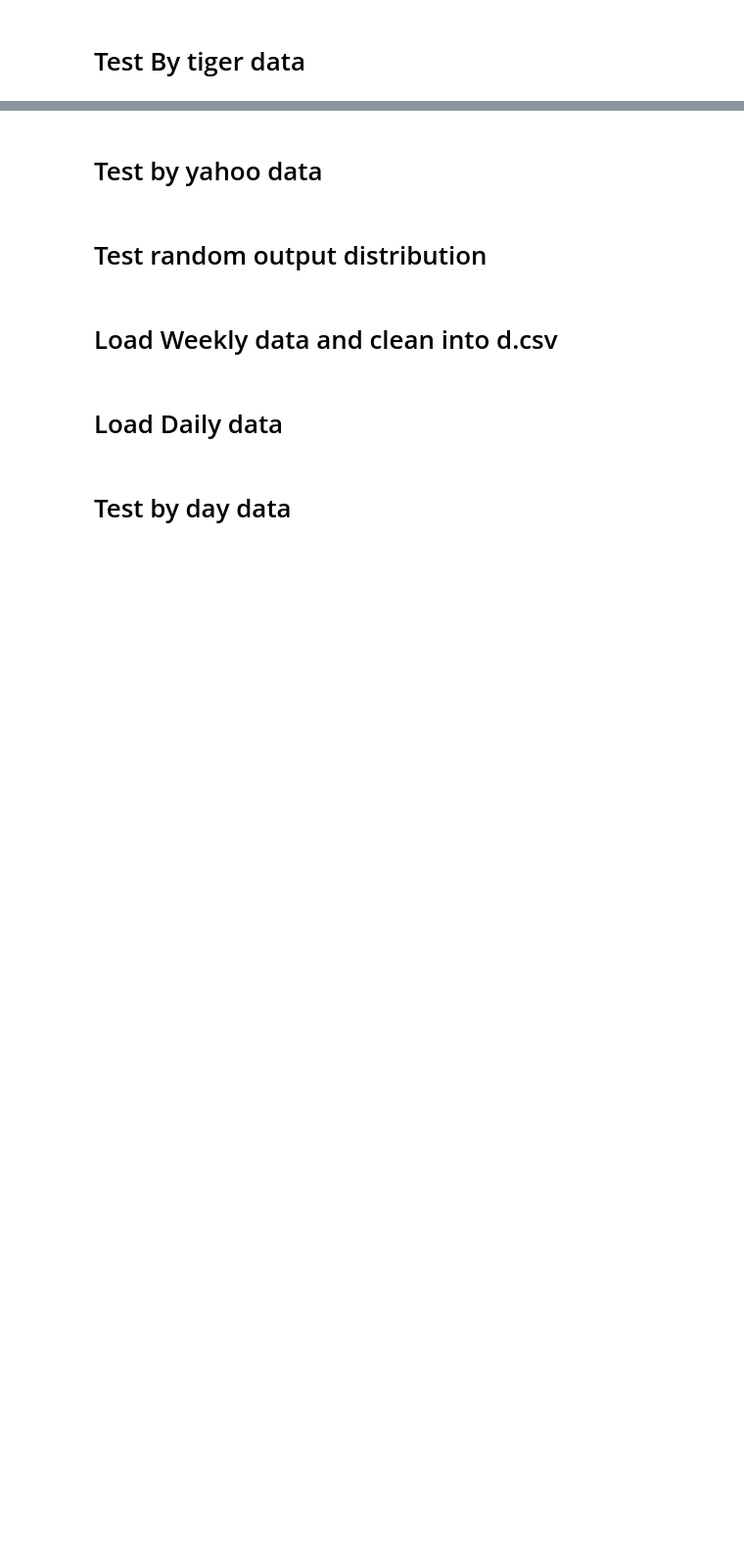
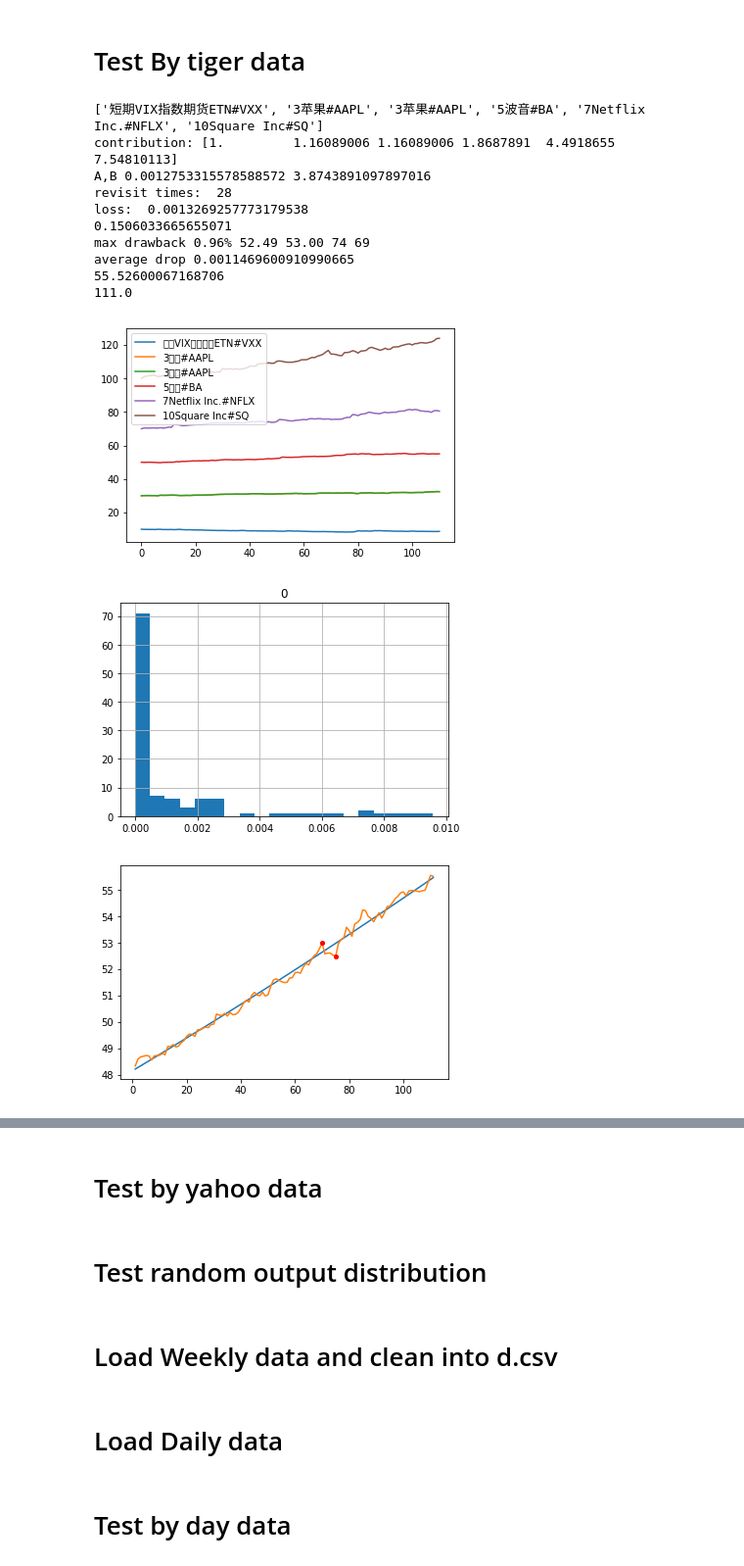
Before and after one commit to elviswind/minigo, a Jupyter notebook: data.ipynb, the cells around one changed output, grey strips where cells are left out. Shown at 98% size. Cells and saved outputs as stored; diff of their text form; code cells hidden in the pictures; blank space fills up the shorter version.

```diff
--- a/data.ipynb
+++ b/data.ipynb
@@ -53,0 +8,35 @@ d.shape
+# %%
+%matplotlib inline
+import pandas
+import numpy as np
+from matplotlib import pyplot as plt
+
+df = pandas.read_csv('d.csv', index_col=0)
+names = df.index
+columns = df.columns
+
+a = df.iloc[:, :-1]
+b = df.iloc[:, 1:]
+b.columns = a.columns
+r = (b - a) / a
+r = r.values
+base = 10
+df = pandas.DataFrame(np.concatenate((np.ones([r.shape[0], 1]) * base,
+                np.add.accumulate(r, axis=1) + np.ones(r.shape) * base), axis=1))
+df.index = names
+df.columns = columns
+
+origin = df.copy()
+for i in range(2, 11):
+    n = origin.copy() * i
+    n.index = map(lambda x: str(i) + x, origin.index)
+    df = pandas.concat([df, n])
+
+l = df.shape[0]
+correlation = np.ones([l, l])
+
+
+
+
+d = df.values
+df.index[[7, 7+71]]
@@ -90,13 +99,14 @@ for a in latest:
         return ij[i], np.argmax(s[:ij[i]])
 
     i, j = getIJ(drop_i, -1)
-    if drop[i] < 0.06:
+    if drop[i] < 0.01:
         print('max drawback {:0.2f}% {:0.2f} {:0.2f} {} {}'.format(drop[i] * 100, s[i], s[j], i, j))
         print('average drop', drop.mean())
         print(list(df.index[a[0]]), a)
 # %% [markdown]
 # Test By tiger data
 # %%
+idx = [6, 166, 166, 341, 466, 705]
 columns = list(np.array(df.index)[idx])
 print(columns)
 
@@ -119,7 +129,6 @@ graph.columns = columns
 graph.plot()
 
 s = (d[idx]).sum(axis=0)
-
 def evaluate(s, dates, components):
     # regression
     s = s / len(idx)
@@ -145,31 +154,45 @@ def evaluate(s, dates, components):
     def getIJ(ij, i):
         return ij[i], np.argmax(s[:ij[i]])
 
     i, j = getIJ(drop_i, -1)
     print('max drawback {:0.2f}% {:0.2f} {:0.2f} {} {}'.format(drop[i] * 100, s[i], s[j], i, j))
     print('average drop', drop.mean())
     pandas.DataFrame(drop).hist(bins=20)
 
 
     print(s[-1])
     print(dates[-1])
 
     plt.figure()
     plt.plot(dates, y)
     plt.plot(dates, s)
     plt.plot([i+1,j+1], [s[i], s[j]], 'o', color='Red', markersize=4)
 
-    plt.figure(figsize=(16,9))
+    plt.figure(figsize=(9,25))
     plt.plot(dates, y)
     plt.plot(dates, s)
     if components is not None:
         plots = []
         for x in range(len(components.values.T)):
             plots.append(plt.plot(dates, components.values.T[x], label=components.columns[x])[0])
         plt.legend(handles=plots)
     plt.plot([i+1,j+1], [s[i], s[j]], 'o', color='Red', markersize=4)
 
     i2, j2 = getIJ(drop_i, -2)
     plt.plot([i2+1,j2+1], [s[i2], s[j2]], 'o', color='Blue', markersize=4)
 
 evaluate(s, dates, graph)
+# %% [output]
+['短期VIX指数期货ETN#VXX', '3苹果#AAPL', '3苹果#AAPL', '5波音#BA', '7Netflix Inc.#NFLX', '10Square Inc#SQ']
+contribution: [1.         1.16089006 1.16089006 1.8687891  4.4918655  7.54810113]
+A,B 0.0012753315578588572 3.8743891097897016
+revisit times:  28
+loss:  0.0013269257773179538
+0.1506033665655071
+max drawback 0.96% 52.49 53.00 74 69
+average drop 0.0011469600910990665
+55.52600067168706
+111.0
+[figure, added]
+[figure, added]
+[figure, added]
```
Also changed, not shown: parts of 5 cells of this notebook, 6 other files.
